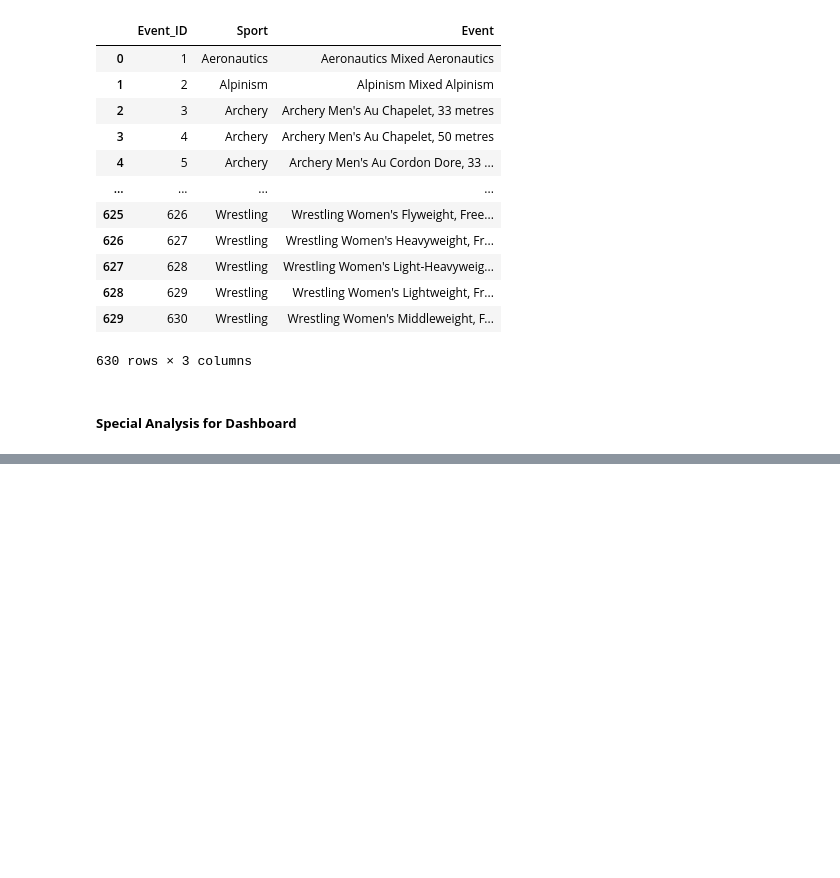
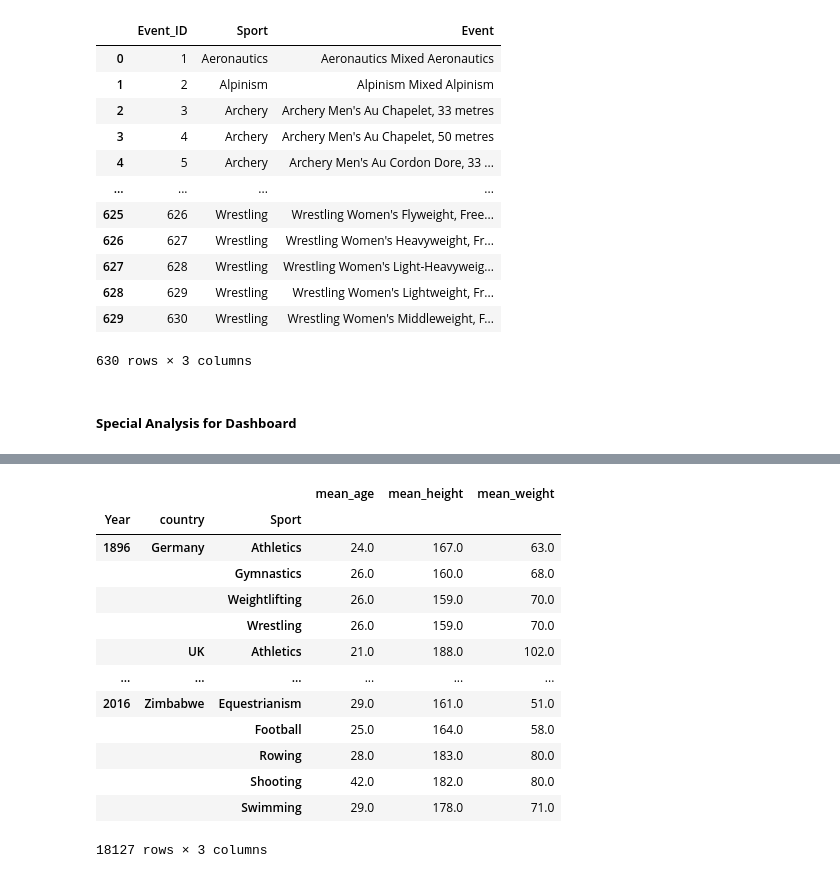
Before and after one commit to MaMut1991/Olympics, a Jupyter notebook: EDA.ipynb, the cells around one changed output, grey strips where cells are left out. Cells and saved outputs as stored; diff of their text form; code cells hidden in the pictures; blank space fills up the shorter version.

```diff
--- a/EDA.ipynb
+++ b/EDA.ipynb
@@ -484,0 +491,26 @@ medal_counts
+# %%
+# Analyse mean age / weight / height over time
+
+mean_calcs = data.groupby(['Year', 'country', 'Sport']).agg(
+    mean_age = ('Age','mean'),
+    mean_height = ('Height','mean'),
+    mean_weight = ('Weight','mean')
+)
+mean_calcs = mean_calcs.round(0)
+mean_calcs = mean_calcs.fillna(0)
+mean_calcs
+# %% [output]
+|  |  |  | mean_age | mean_height | mean_weight |
+| Year | country | Sport |  |  |  |
+| 1896 | Germany | Athletics | 24.0 | 167.0 | 63.0 |
+|  |  | Gymnastics | 26.0 | 160.0 | 68.0 |
+|  |  | Weightlifting | 26.0 | 159.0 | 70.0 |
+|  |  | Wrestling | 26.0 | 159.0 | 70.0 |
+|  | UK | Athletics | 21.0 | 188.0 | 102.0 |
+| ... | ... | ... | ... | ... | ... |
+| 2016 | Zimbabwe | Equestrianism | 29.0 | 161.0 | 51.0 |
+|  |  | Football | 25.0 | 164.0 | 58.0 |
+|  |  | Rowing | 28.0 | 183.0 | 80.0 |
+|  |  | Shooting | 42.0 | 182.0 | 80.0 |
+|  |  | Swimming | 29.0 | 178.0 | 71.0 |
+18127 rows × 3 columns
```
Also changed, not shown: parts of 10 cells of this notebook, 8 other files.
